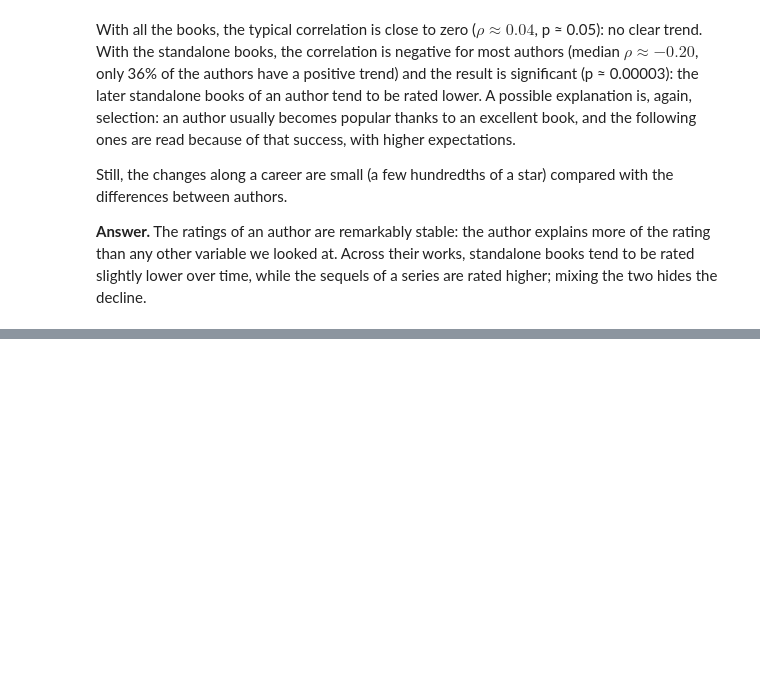
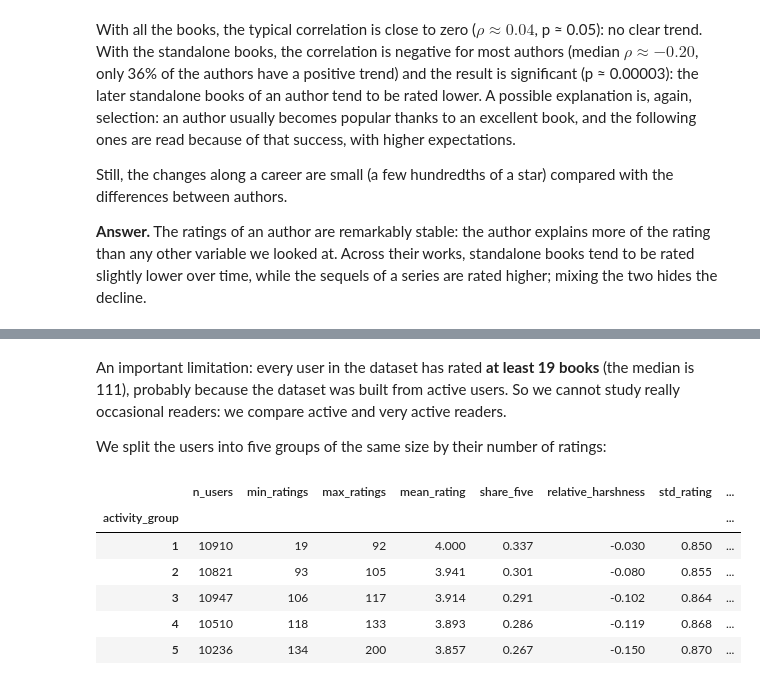
Before and after one commit to mbeyzademirkubuz/book-ratings-insights, a Jupyter notebook: notebooks/walkthrough.ipynb, the cells around one changed output, grey strips where cells are left out. Cells and saved outputs as stored; diff of their text form; code cells hidden in the pictures; blank space fills up the shorter version.

Commit message:
Add reader behaviour analysis and rewrite the notebook explanations

```diff
--- a/notebooks/walkthrough.ipynb
+++ b/notebooks/walkthrough.ipynb
@@ -735,0 +730,17 @@ higher; mixing the two hides the decline.
+# %% [markdown]
+An important limitation: every user in the dataset has rated **at least 19
+books** (the median is 111), probably because the dataset was built from active users.
+So we cannot study really occasional readers: we compare active and very active
+readers.
+
+We split the users into five groups of the same size by their number of ratings:
+# %%
+summarize_by_activity(users).round(3)
+# %% [output]
+|  | n_users | min_ratings | max_ratings | mean_rating | share_five | relative_harshness | std_rating | ... |
+| activity_group |  |  |  |  |  |  |  | ... |
+| 1 | 10910 | 19 | 92 | 4.000 | 0.337 | -0.030 | 0.850 | ... |
+| 2 | 10821 | 93 | 105 | 3.941 | 0.301 | -0.080 | 0.855 | ... |
+| 3 | 10947 | 106 | 117 | 3.914 | 0.291 | -0.102 | 0.864 | ... |
+| 4 | 10510 | 118 | 133 | 3.893 | 0.286 | -0.119 | 0.868 | ... |
+| 5 | 10236 | 134 | 200 | 3.857 | 0.267 | -0.150 | 0.870 | ... |
```
Also changed, not shown: parts of 28 cells of this notebook, 2 other files.
